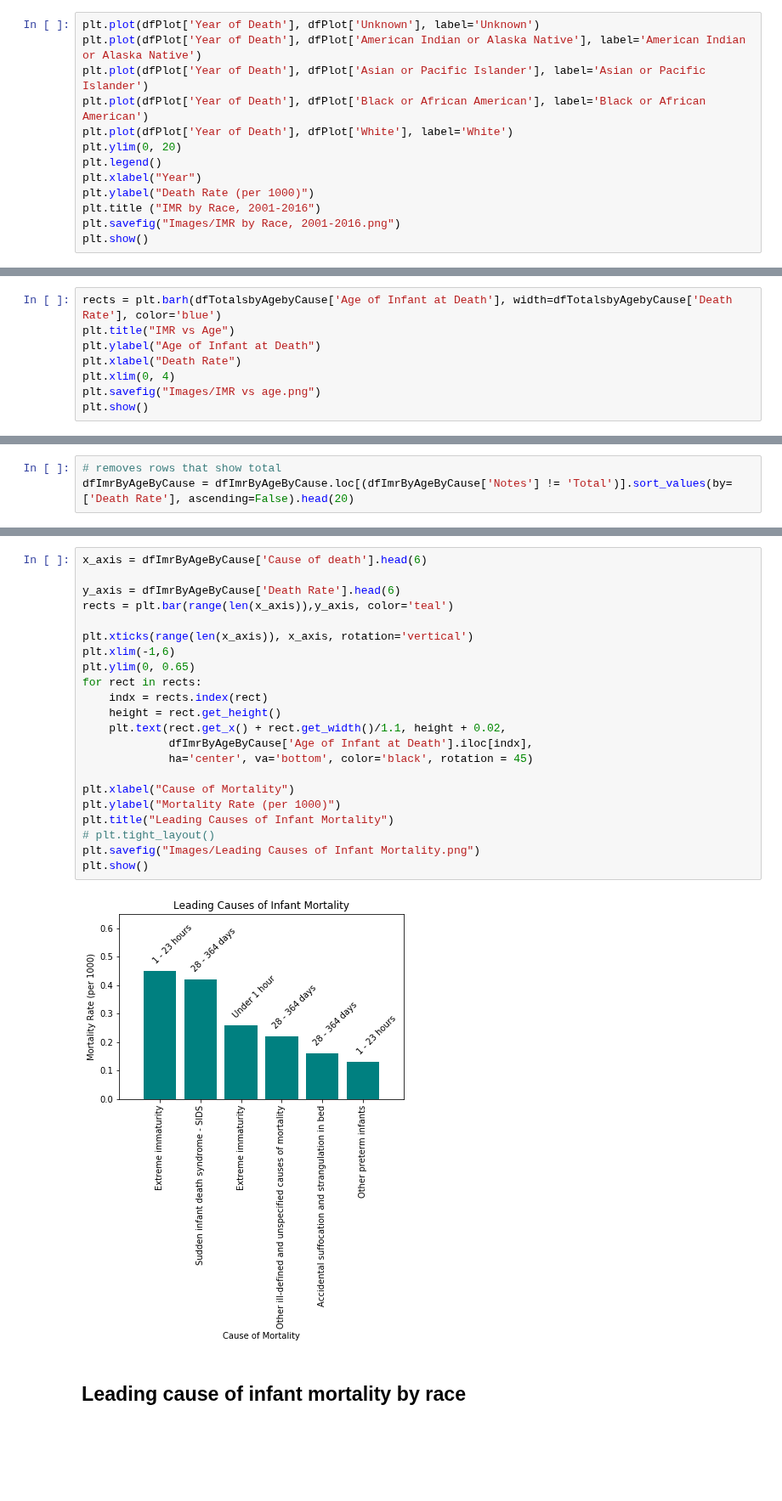
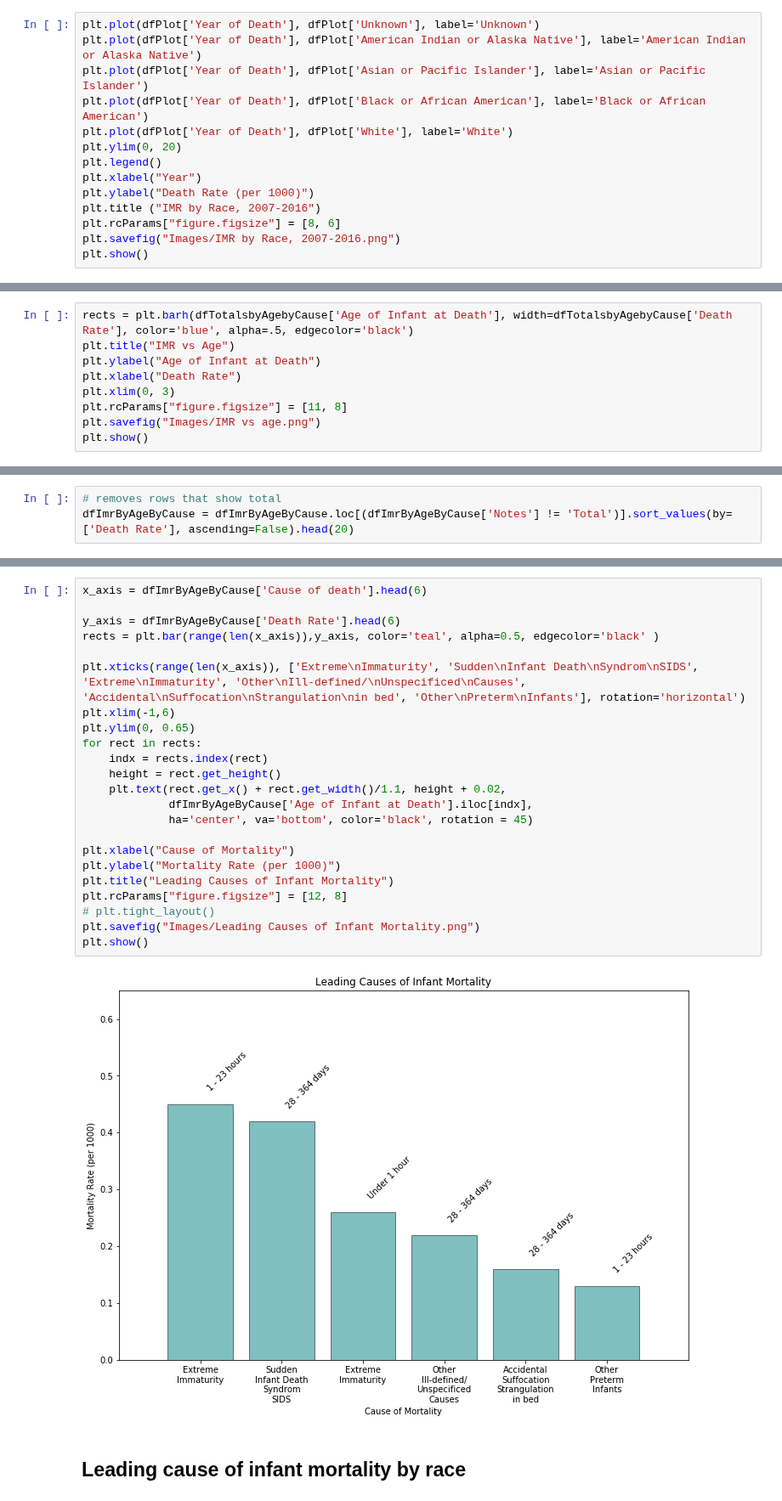
Before and after one commit to jasminajovanovic/IMR, a Jupyter notebook: IMR.ipynb, the cells around one changed output, grey strips where cells are left out. Shown at 85% size. Saved outputs shown, nothing was run; the diff lists cells and outputs as text; blank space fills up the shorter version.

```diff
--- a/IMR.ipynb
+++ b/IMR.ipynb
@@ -102,7 +102,8 @@ plt.ylim(0, 20)
 plt.legend()
 plt.xlabel("Year")
 plt.ylabel("Death Rate (per 1000)")
-plt.title ("IMR by Race, 2001-2016")
-plt.savefig("Images/IMR by Race, 2001-2016.png")
+plt.title ("IMR by Race, 2007-2016")
+plt.rcParams["figure.figsize"] = [8, 6]
+plt.savefig("Images/IMR by Race, 2007-2016.png")
 plt.show()
 # %% [output]
@@ -143,11 +144,12 @@ dfImrByAgeByCause.head()
 | 3990 | NaN | 28 - 364 days | 5.0 | Other ill-defined and unspecified... | R99 | 8889.0 | ... |
 | 4071 | NaN | 28 - 364 days | 5.0 | Accidental suffocation and strang... | W75 | 6632.0 | ... |
 # %%
-rects = plt.barh(dfTotalsbyAgebyCause['Age of Infant at Death'], width=dfTotalsbyAgebyCause['Death Rate'], color='blue')
+rects = plt.barh(dfTotalsbyAgebyCause['Age of Infant at Death'], width=dfTotalsbyAgebyCause['Death Rate'], color='blue', alpha=.5, edgecolor='black')
 plt.title("IMR vs Age")
 plt.ylabel("Age of Infant at Death")
 plt.xlabel("Death Rate")
-plt.xlim(0, 4)
+plt.xlim(0, 3)
+plt.rcParams["figure.figsize"] = [11, 8]
 plt.savefig("Images/IMR vs age.png")
 plt.show()
 # %% [output]
@@ -170,27 +172,28 @@ indexedImrByAgeByCause.head()
 # %%
 x_axis = dfImrByAgeByCause['Cause of death'].head(6)
 
 y_axis = dfImrByAgeByCause['Death Rate'].head(6)
-rects = plt.bar(range(len(x_axis)),y_axis, color='teal')
+rects = plt.bar(range(len(x_axis)),y_axis, color='teal', alpha=0.5, edgecolor='black' )
 
-plt.xticks(range(len(x_axis)), x_axis, rotation='vertical')
+plt.xticks(range(len(x_axis)), ['Extreme\nImmaturity', 'Sudden\nInfant Death\nSyndrom\nSIDS', 'Extreme\nImmaturity', 'Other\nIll-defined/\nUnspecificed\nCauses', 'Accidental\nSuffocation\nStrangulation\nin bed', 'Other\nPreterm\nInfants'], rotation='horizontal')
 plt.xlim(-1,6)
 plt.ylim(0, 0.65)
 for rect in rects:
     indx = rects.index(rect)
     height = rect.get_height()
     plt.text(rect.get_x() + rect.get_width()/1.1, height + 0.02,
              dfImrByAgeByCause['Age of Infant at Death'].iloc[indx],
              ha='center', va='bottom', color='black', rotation = 45)
 
 plt.xlabel("Cause of Mortality")
 plt.ylabel("Mortality Rate (per 1000)")
 plt.title("Leading Causes of Infant Mortality")
+plt.rcParams["figure.figsize"] = [12, 8]
 # plt.tight_layout()
 plt.savefig("Images/Leading Causes of Infant Mortality.png")
 plt.show()
 # %% [output]
-[figure, old version]
+[figure, new version]
 # %% [markdown]
 ## Leading cause of infant mortality by race
 # %%
```
Also changed, not shown: parts of 4 cells of this notebook, 7 other files.
